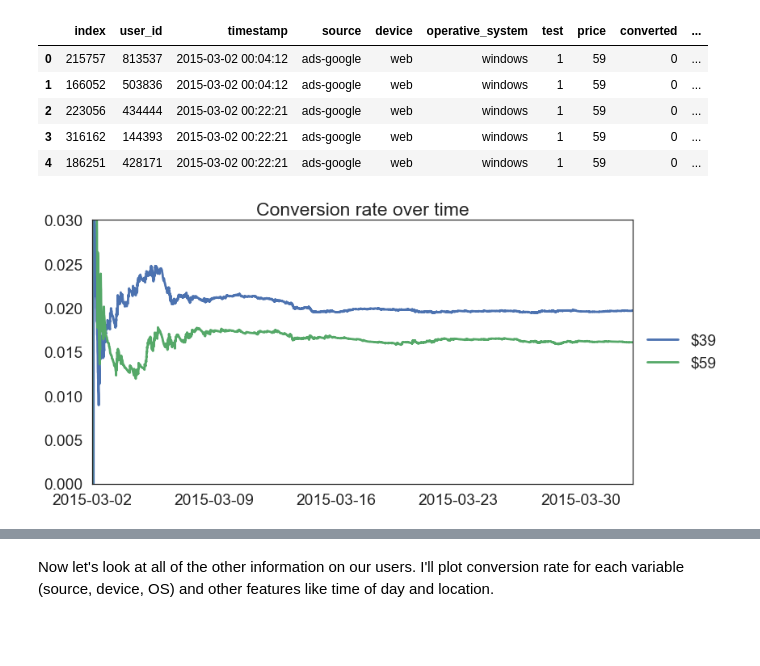
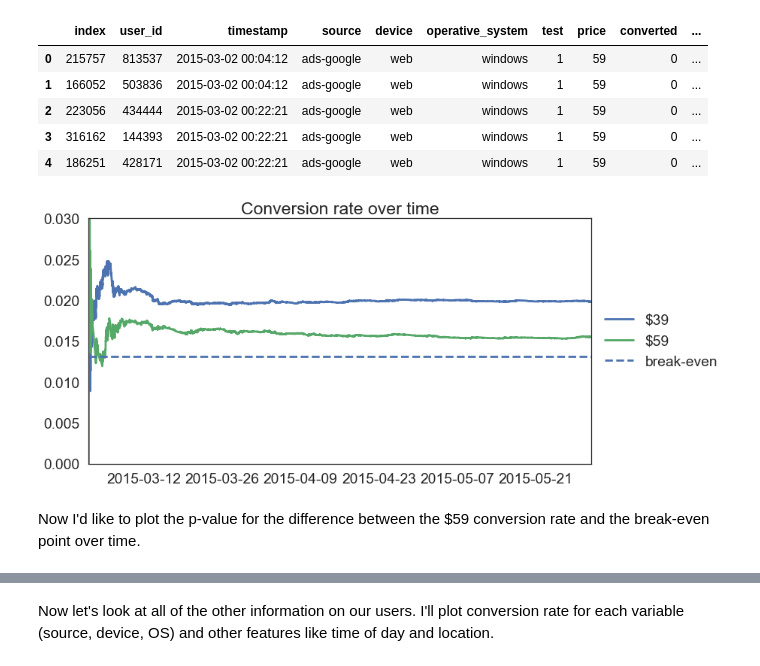
Before and after one commit to nwespe/CDPredictor, a Jupyter notebook: Data Challenges/DC2 Pricing AB Test/Pricing.ipynb, the cells around one changed output, grey strips where cells are left out. Cells and saved outputs as stored; diff of their text form; code cells hidden in the pictures; blank space fills up the shorter version.

```diff
--- a/Data Challenges/DC2 Pricing AB Test/Pricing.ipynb
+++ b/Data Challenges/DC2 Pricing AB Test/Pricing.ipynb
@@ -135,9 +150,11 @@ ordered_test_results['timestamp'] = pd.to_datetime(ordered_test_results['timesta
 ordered_results_39 = ordered_test_results[ordered_test_results.price == 39].reset_index()
 ordered_results_59 = ordered_test_results[ordered_test_results.price == 59].reset_index()
 ordered_results_39['cum_converted'] = ordered_results_39['converted'].cumsum()
-ordered_results_39['cum_rate'] = ordered_results_39['cum_converted'].div(ordered_results_39.index.values, axis=0)
+ordered_results_39['cum_count'] = ordered_results_39.index.values + 1
+ordered_results_39['cum_rate'] = ordered_results_39['cum_converted'].div(ordered_results_39['cum_count'])
 ordered_results_59['cum_converted'] = ordered_results_59['converted'].cumsum()
-ordered_results_59['cum_rate'] = ordered_results_59['cum_converted'].div(ordered_results_59.index.values, axis=0)
+ordered_results_59['cum_count'] = ordered_results_59.index.values + 1
+ordered_results_59['cum_rate'] = ordered_results_59['cum_converted'].div(ordered_results_59['cum_count'])
 # %%
 ordered_results_39.tail()
 # %% [output]
@@ -158,17 +175,20 @@ ordered_results_59.head()
 | 4 | 186251 | 428171 | 2015-03-02 00:22:21 | ads-google | web | windows | 1 | 59 | 0 | ... |
 # %%
 import datetime
-enddate = datetime.datetime(2015,4,2)
+enddate = datetime.datetime(2015,5,31)
 startdate = datetime.datetime(2015,3,2)
 
 fig = plt.figure(figsize(12, 6))
 ax = plt.axes()
 ax.plot(ordered_results_39.timestamp, ordered_results_39.cum_rate, label='$39')
 ax.plot(ordered_results_59.timestamp, ordered_results_59.cum_rate, label='$59')
+plt.axhline(0.0131469661017, linestyle='--', label='break-even')
 ax.legend(loc='center left', bbox_to_anchor=(1, 0.5))
 ax.set_ylim(0, 0.03)
 ax.set_xlim(startdate, enddate)
 plt.title('Conversion rate over time')
 plt.show()
 # %% [output]
-[figure, old version]
+[figure, new version]
+# %% [markdown]
+Now I'd like to plot the p-value for the difference between the \$59 conversion rate and the break-even point over time.
```
Also changed, not shown: parts of 14 cells of this notebook.
